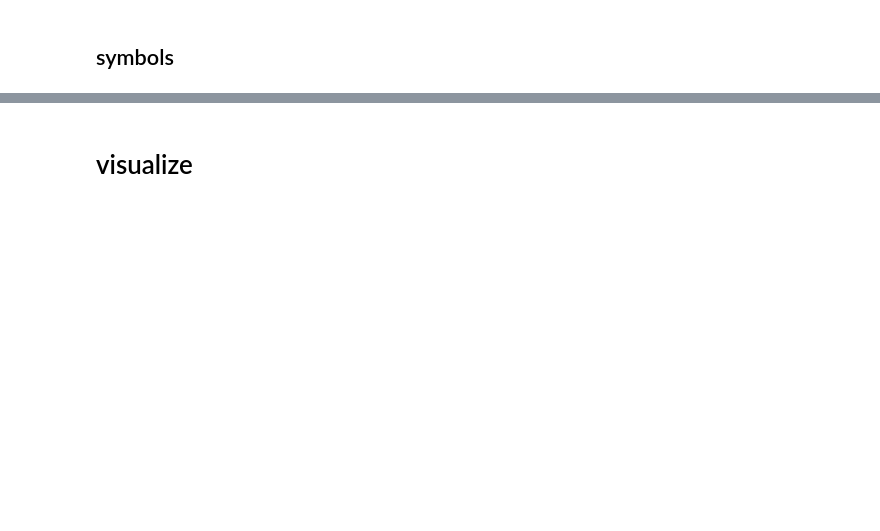
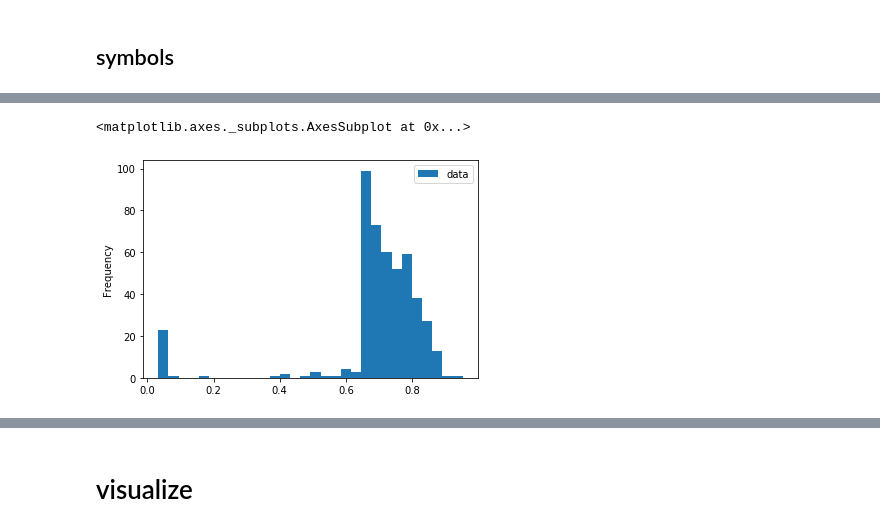
Before and after one commit to tjbergst/lorapy, a Jupyter notebook: lorapy-symbol-viewer.ipynb, the cells around one changed output, grey strips where cells are left out. Cells and saved outputs as stored; diff of their text form; code cells hidden in the pictures; blank space fills up the shorter version.

Commit message:
symbol filtering setup

```diff
--- a/lorapy-symbol-viewer.ipynb
+++ b/lorapy-symbol-viewer.ipynb
@@ -79,7 +103,7 @@ ploader.file_list
 # %% [markdown]
 ## symbols
 # %%
-file = symloader.select(0)
+file = symloader.select(33)
 file.load()
 display(file)
 
@@ -97,0 +124,5 @@ BaselineSymbolSet(num symbols=9056 | BW: 9 | SF: 10 | Att: 100 | samples per sym
+# %%
+for file in symloader.file_list[:72]:
+    pass
+
+file
@@ -97,0 +178,7 @@ BaselineSymbolSet(num symbols=9056 | BW: 9 | SF: 10 | Att: 100 | samples per sym
+# %%
+symbols = file.to_signal()
+display(symbols)
+
+pfile = _load_matching_dotp(file.bw, file.sf)
+base_symbol = pfile.to_signal()
+display(base_symbol)
@@ -97,0 +190,7 @@ BaselineSymbolSet(num symbols=9056 | BW: 9 | SF: 10 | Att: 100 | samples per sym
+# %%
+conv_vals = [
+    base_symbol.convolve(sym)
+    for sym in symbols.data
+]
+
+conv_vals[:5]
@@ -97,0 +208,7 @@ BaselineSymbolSet(num symbols=9056 | BW: 9 | SF: 10 | Att: 100 | samples per sym
+# %%
+df = pd.DataFrame(conv_vals).rename(columns={0: 'data'})
+
+df.plot.hist(bins=30)
+# %% [output]
+<matplotlib.axes._subplots.AxesSubplot at 0x...>
+[figure, added]
```
Also changed, not shown: parts of 25 cells of this notebook, 1 other file.
